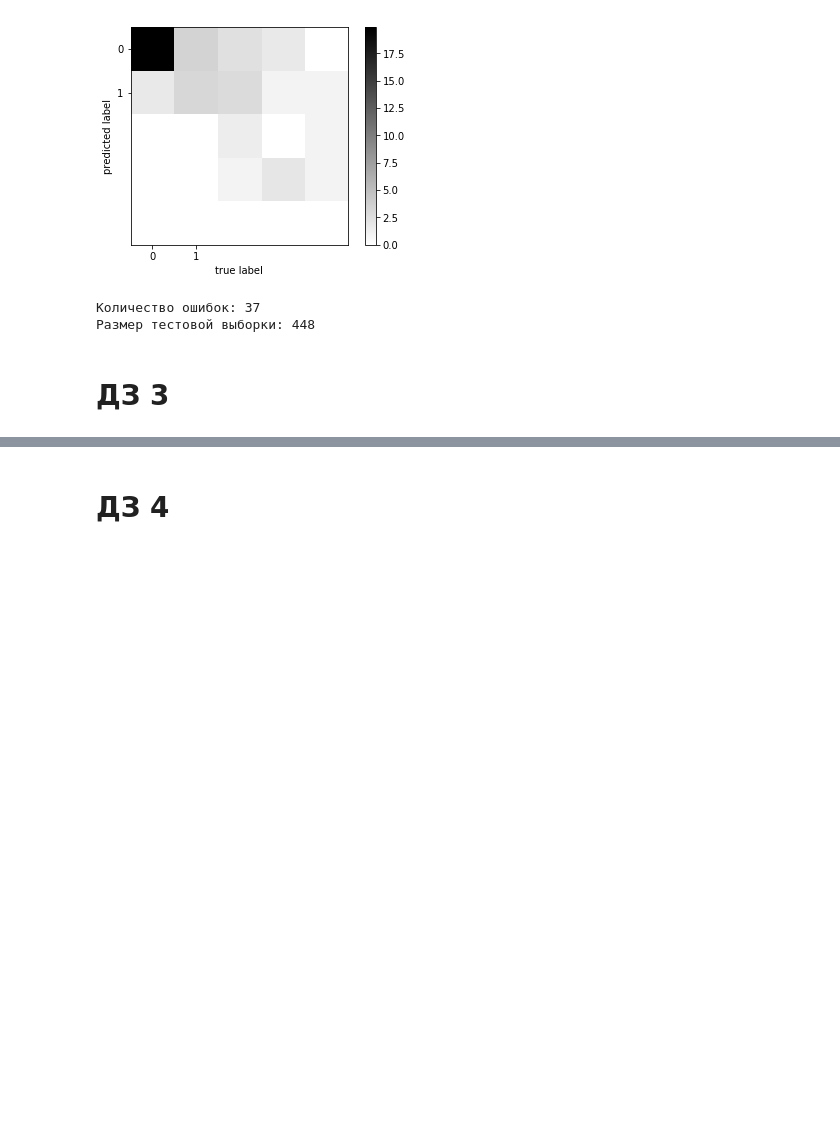
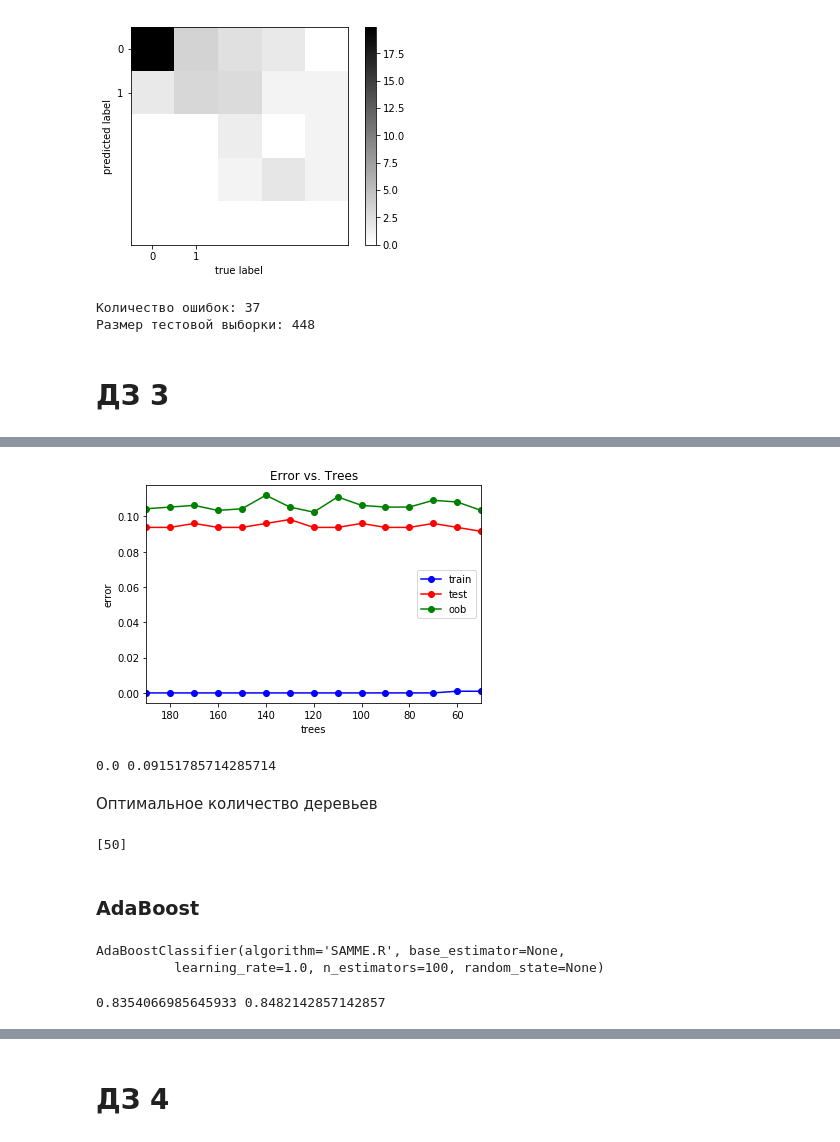
Before and after one commit to komarovn/ML-TMDB-Analysis, a Jupyter notebook: tmdb.ipynb, the cells around one changed output, grey strips where cells are left out. Cells and saved outputs as stored; diff of their text form; code cells hidden in the pictures; blank space fills up the shorter version.

```diff
--- a/tmdb.ipynb
+++ b/tmdb.ipynb
@@ -711,0 +790,50 @@ print("Размер тестовой выборки: " + str(len(X_test)))
+# %%
+trees_arr = np.arange(50, 200, 10)
+test_err = []
+train_err = []
+oob_err = []
+for trees in trees_arr:
+    ert = ensemble.ExtraTreesClassifier(n_estimators = trees, oob_score=True, bootstrap=True)
+    ert.fit(X_train, y_train)
+    train_err.append(np.mean(y_train != ert.predict(X_train)))
+    test_err.append(np.mean(y_test  != ert.predict(X_test)))
+    oob_err.append(1 - ert.oob_score_)
+
+plt.plot(trees_arr, train_err, 'b-o', label = 'train')
+plt.plot(trees_arr, test_err, 'r-o', label = 'test')
+plt.plot(trees_arr, oob_err, 'g-o', label = 'oob')
+plt.xlim([np.max(trees_arr), np.min(trees_arr)])
+plt.title('Error vs. Trees')
+plt.xlabel('trees')
+plt.ylabel('error')
+plt.legend()
+pass
+# %% [output]
+[figure, added]
+# %%
+min_train_err = np.min(train_err)
+min_test_err = np.min(test_err)
+print(min_train_err, min_test_err)
+# %% [output]
+0.0 0.09151785714285714
+# %% [markdown]
+Оптимальное количество деревьев
+# %%
+trees_opt = trees_arr[test_err == min_test_err]
+print(trees_opt)
+# %% [output]
+[50]
+# %% [markdown]
+### AdaBoost
+# %%
+ab = ensemble.AdaBoostClassifier(n_estimators = 100)
+ab.fit(X_train, y_train)
+# %% [output]
+AdaBoostClassifier(algorithm='SAMME.R', base_estimator=None,
+          learning_rate=1.0, n_estimators=100, random_state=None)
+# %%
+y_train_pred = ab.predict(X_train)
+y_test_pred = ab.predict(X_test)
+print(np.mean(y_train != y_train_pred), np.mean(y_test != y_test_pred))
+# %% [output]
+0.8354066985645933 0.8482142857142857
```
Also changed, not shown: parts of 20 cells of this notebook.
